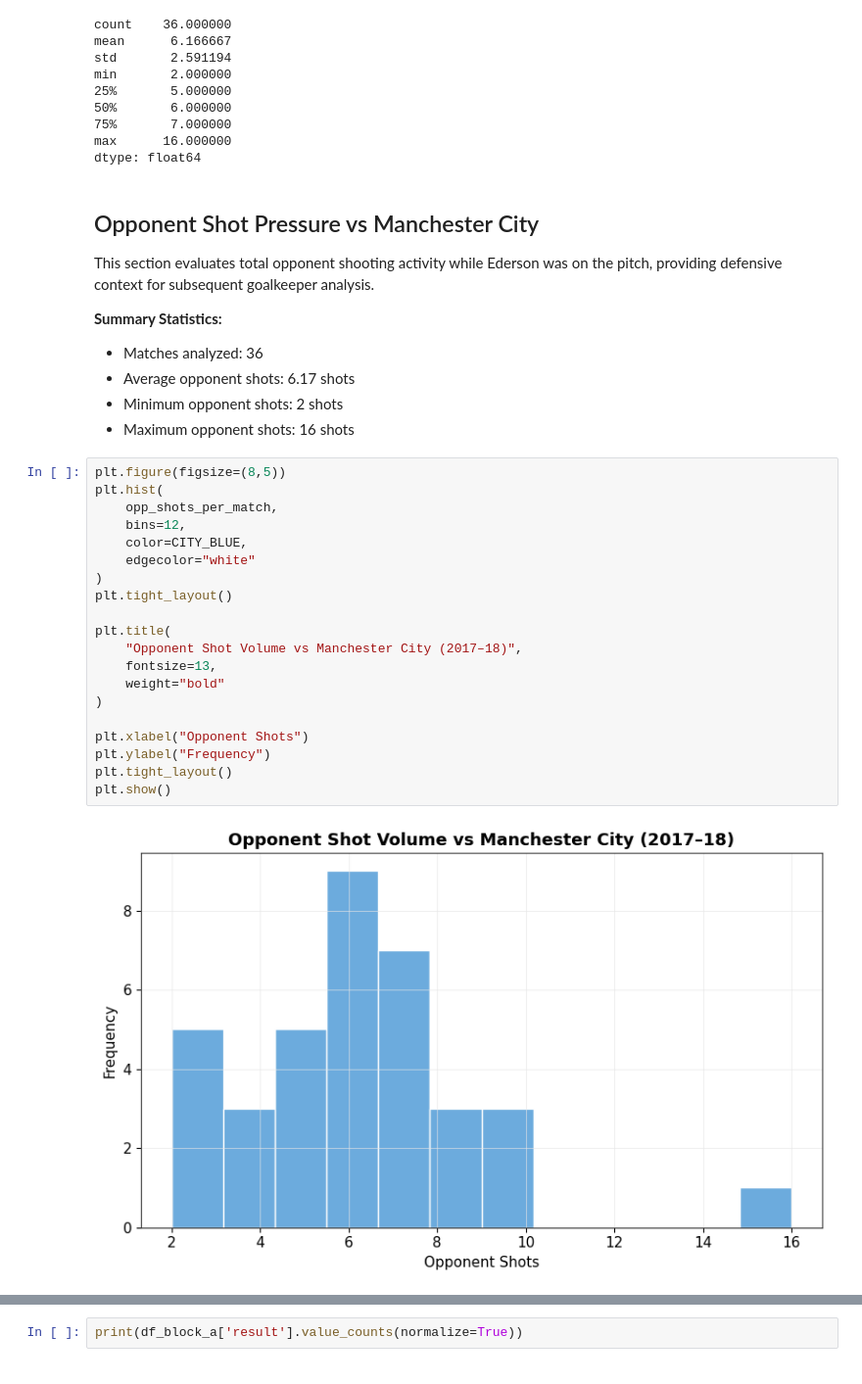
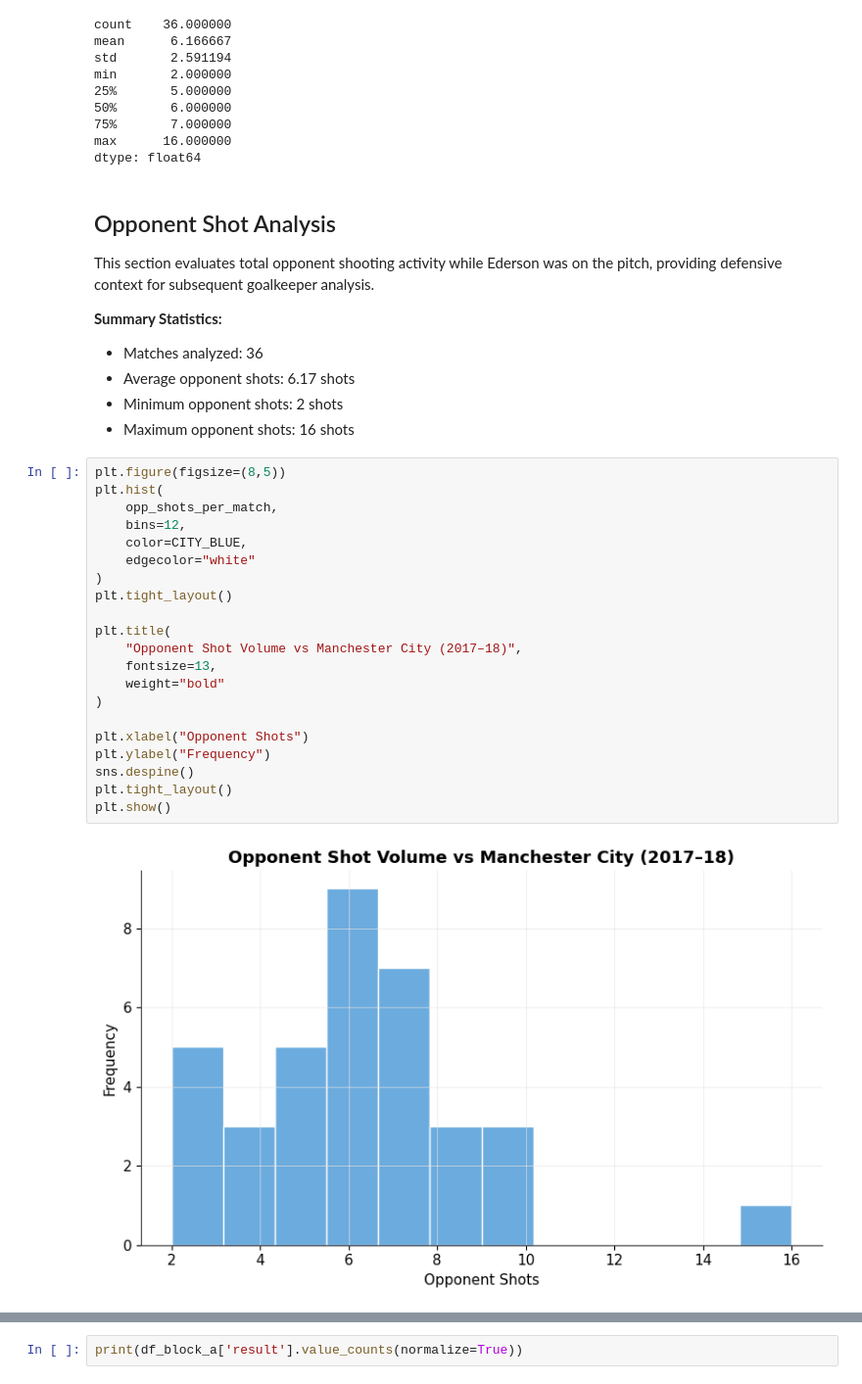
Before and after one commit to danielbkuti/Soccer_Analysis, a Jupyter notebook: notebooks/ederson-eda.ipynb, the cells around one changed output, grey strips where cells are left out. Shown at 98% size. Drawn from its saved outputs; the diff is of its cells as text.

```diff
--- a/notebooks/ederson-eda.ipynb
+++ b/notebooks/ederson-eda.ipynb
@@ -387,7 +402,7 @@ min       2.000000
 max      16.000000
 dtype: float64
 # %% [markdown]
-## Opponent Shot Pressure vs Manchester City
+## Opponent Shot Analysis
 
 This section evaluates total opponent shooting activity while Ederson was on the pitch, providing defensive context for subsequent goalkeeper analysis.
 
@@ -400,25 +415,26 @@ This section evaluates total opponent shooting activity while Ederson was on the
 # %%
 plt.figure(figsize=(8,5))
 plt.hist(
     opp_shots_per_match,
     bins=12,
     color=CITY_BLUE,
     edgecolor="white"
 )
 plt.tight_layout()
 
 plt.title(
     "Opponent Shot Volume vs Manchester City (2017–18)",
     fontsize=13,
     weight="bold"
 )
 
 plt.xlabel("Opponent Shots")
 plt.ylabel("Frequency")
+sns.despine()
 plt.tight_layout()
 plt.show()
 # %% [output]
-[figure, old version]
+[figure, new version]
 # %% [markdown]
 **Distribution Insight:**
 
```
Also changed, not shown: parts of 24 cells of this notebook, 6 other files.
